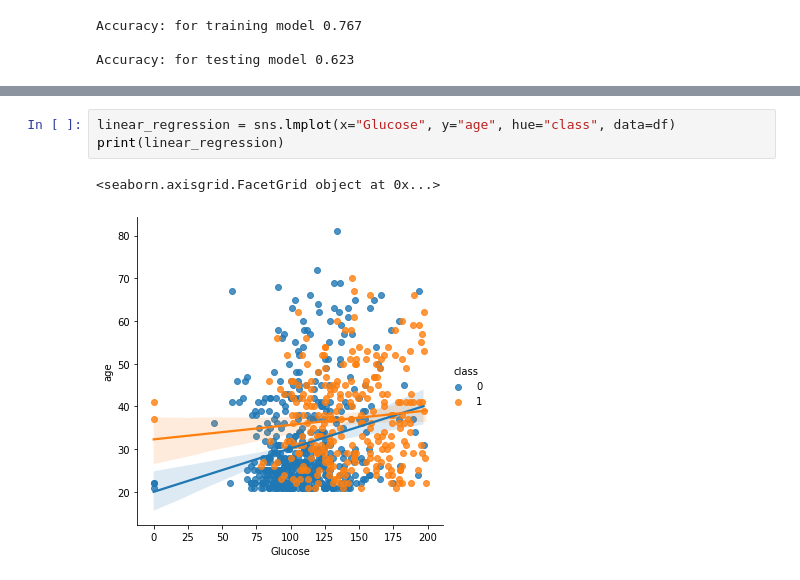
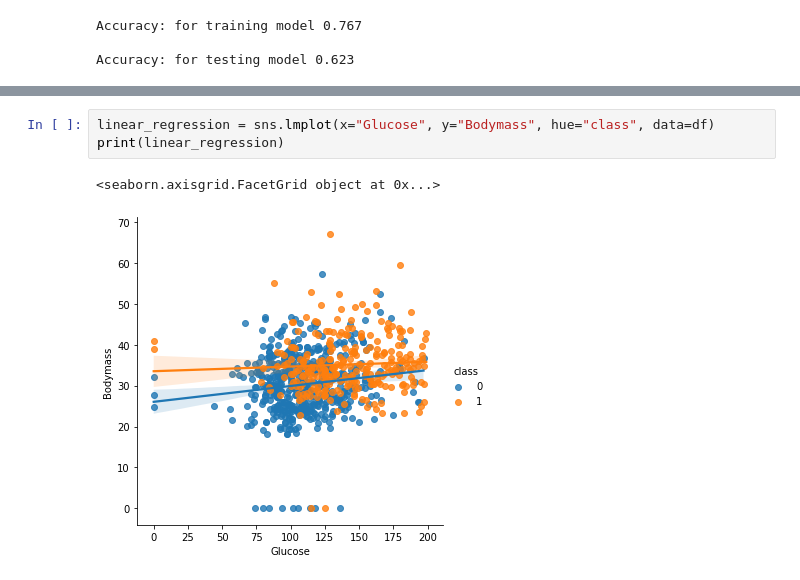
Before and after one commit to HenrikAgger/PythonProject, a Jupyter notebook: diabetes_analysis.ipynb, the cells around one changed output, grey strips where cells are left out. Saved outputs shown, nothing was run; the diff lists cells and outputs as text.

```diff
--- a/diabetes_analysis.ipynb
+++ b/diabetes_analysis.ipynb
@@ -91,6 +91,6 @@ None
 # %%
-linear_regression = sns.lmplot(x="Glucose", y="age", hue="class", data=df)
+linear_regression = sns.lmplot(x="Glucose", y="Bodymass", hue="class", data=df)
 print(linear_regression)
 # %% [output]
 <seaborn.axisgrid.FacetGrid object at 0x...>
-[figure, old version]
+[figure, new version]
```
Also changed, not shown: parts of 1 cell of this notebook, 1 other file.
